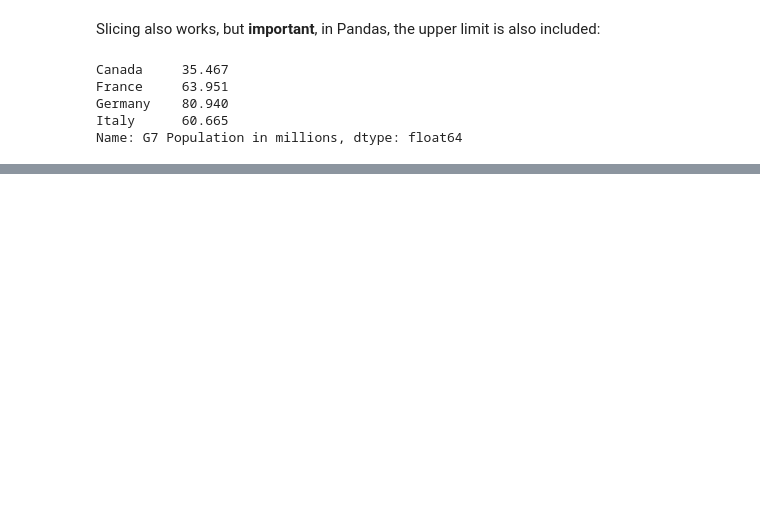
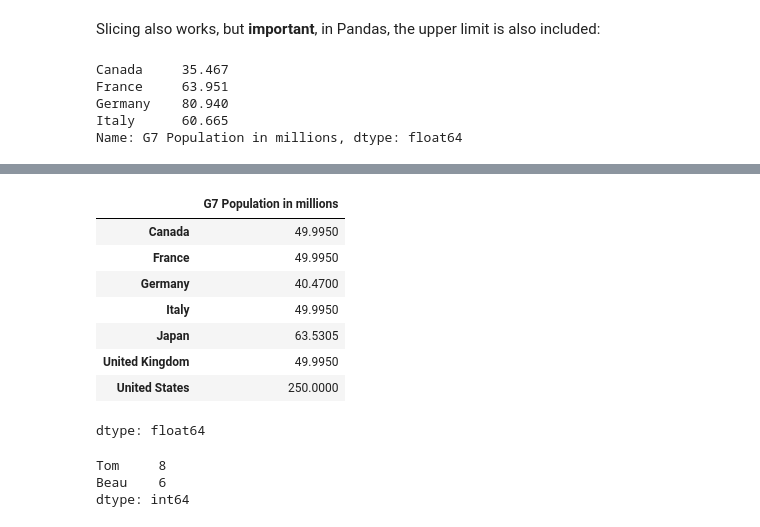
Before and after one commit to WISDOM-OSBORN/DATA-ANALYTICS-COURSE-ONLINE-, a Jupyter notebook: 1 - Pandas - Series.ipynb, the cells around one changed output, grey strips where cells are left out. Cells and saved outputs as stored; diff of their text form; code cells hidden in the pictures; blank space fills up the shorter version.

```diff
--- a/1 - Pandas - Series.ipynb
+++ b/1 - Pandas - Series.ipynb
@@ -433,0 +493,13 @@ Name: G7 Population in millions, dtype: float64
+# %%
+n=g7_pop[g7_pop < 700]* 0.5
+n
+# %% [output]
+|  | G7 Population in millions |
+| Canada | 49.9950 |
+| France | 49.9950 |
+| Germany | 40.4700 |
+| Italy | 49.9950 |
+| Japan | 63.5305 |
+| United Kingdom | 49.9950 |
+| United States | 250.0000 |
+dtype: float64
@@ -433,0 +512,6 @@ Name: G7 Population in millions, dtype: float64
+# %%
+print(certificates_earned[certificates_earned > 5])
+# %% [output]
+Tom     8
+Beau    6
+dtype: int64
```
Also changed, not shown: parts of 39 cells of this notebook.
